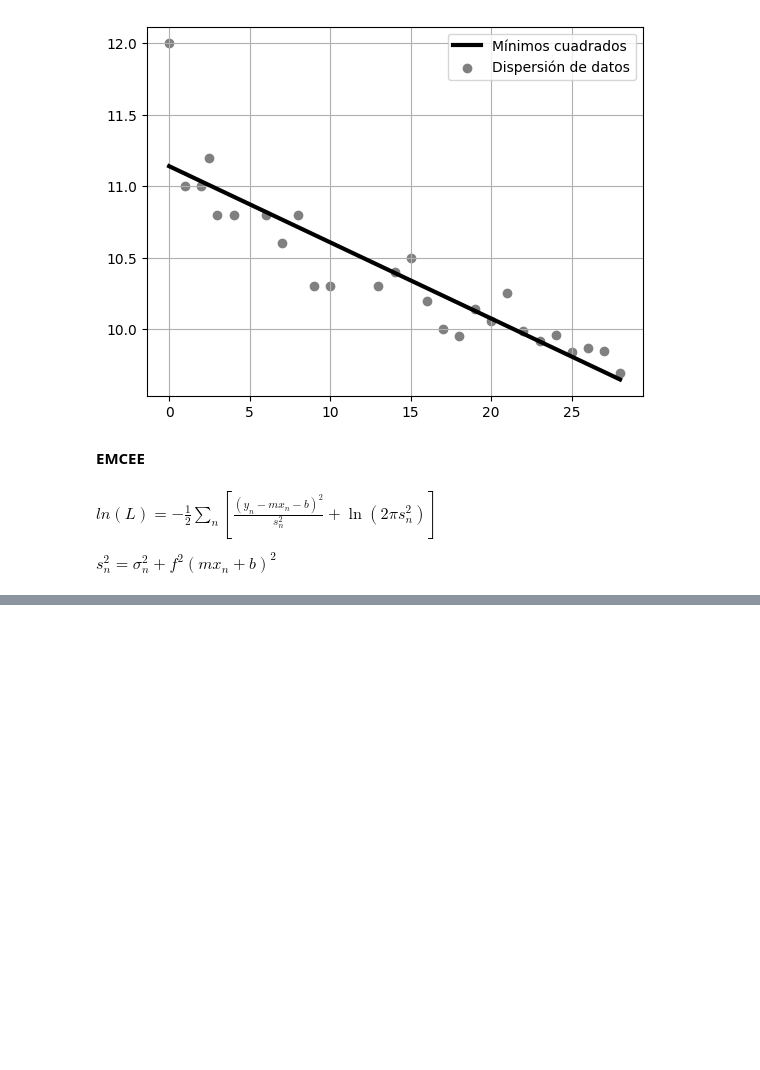
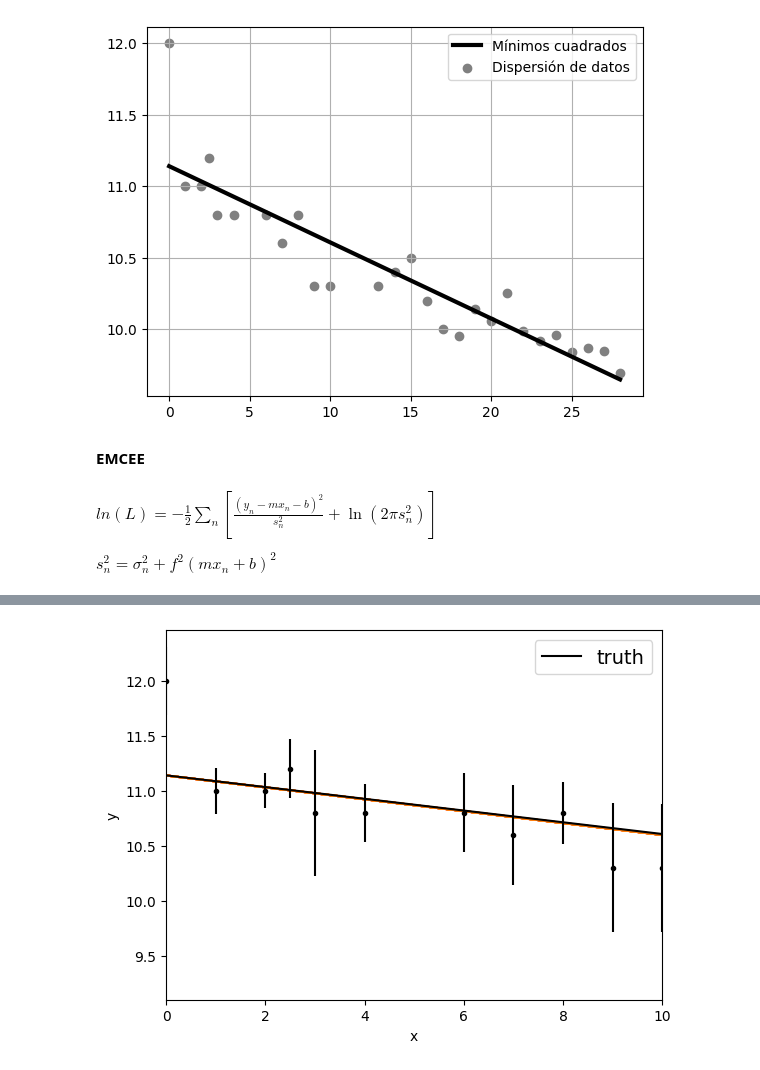
Before and after one commit to DCI-alxogm/ml2023-BlackPuma075, a Jupyter notebook: Oct6_7/Tarea.ipynb, the cells around one changed output, grey strips where cells are left out. Saved outputs shown, nothing was run; the diff lists cells and outputs as text; code cells hidden in the pictures; blank space fills up the shorter version.

```diff
--- a/Oct6_7/Tarea.ipynb
+++ b/Oct6_7/Tarea.ipynb
@@ -115,0 +167,13 @@ plt.plot(x_test, y_p)
+# %%
+inds = np.random.randint(len(flat_samples), size=100)
+for ind in inds:
+    sample = flat_samples[ind]
+    plt.plot(x0, np.dot(np.vander(x0, 2), sample[:2]), "C1", alpha=0.1)
+plt.errorbar(x, y, yerr=yerr, fmt=".k", capsize=0)
+plt.plot(x0, m_true * x0 + b_true, "k", label="truth")
+plt.legend(fontsize=14)
+plt.xlim(0, 10)
+plt.xlabel("x")
+plt.ylabel("y");
+# %% [output]
+[figure, added]
```
Also changed, not shown: parts of 19 cells of this notebook.
